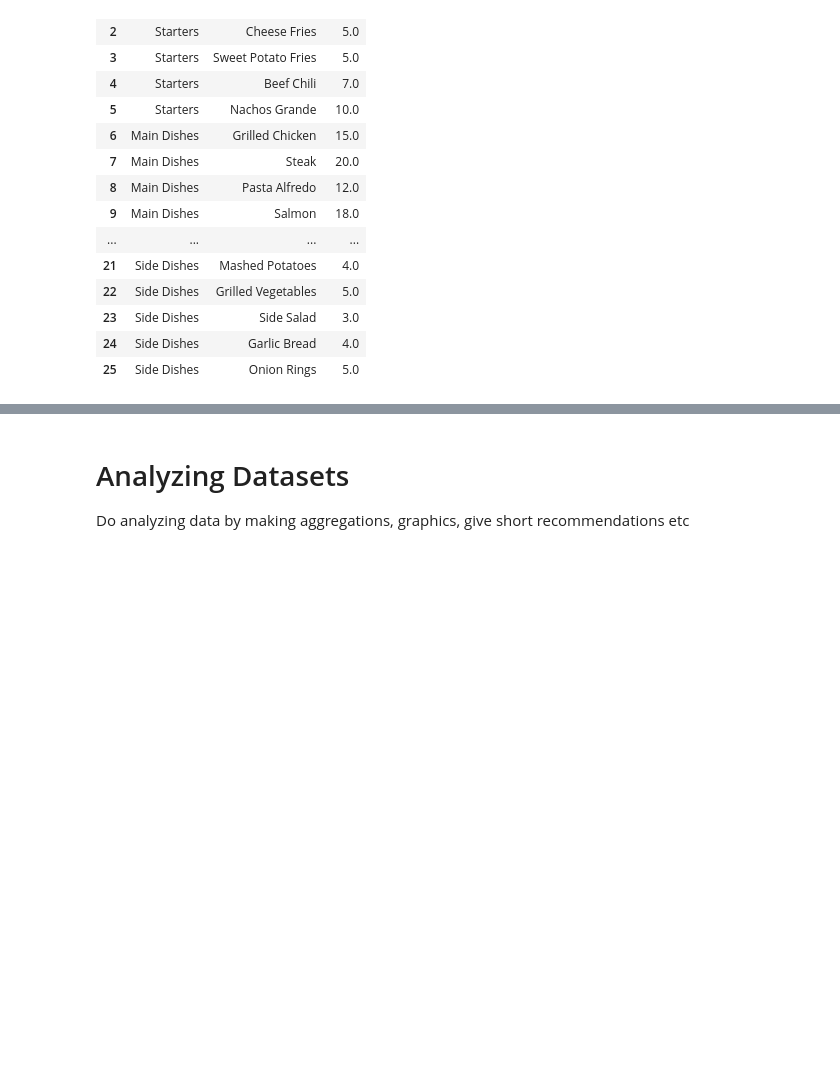
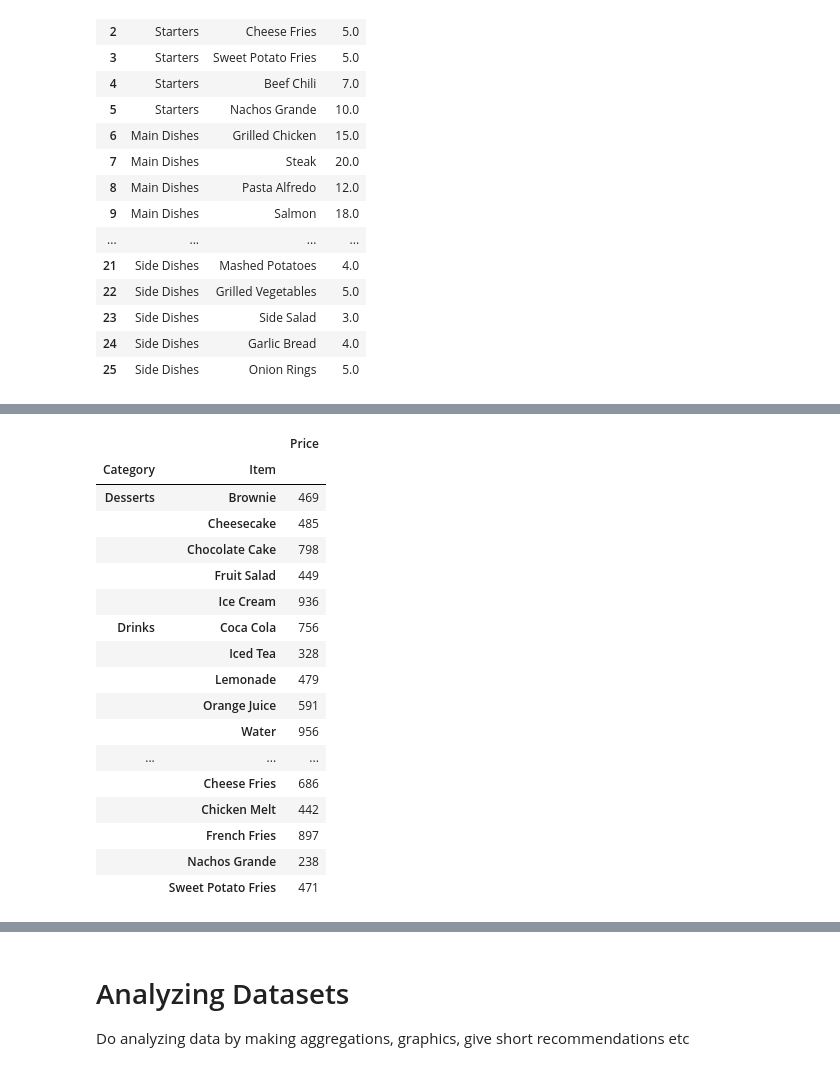
Before and after one commit to graveo-wicaksana/DA_restaurantSales, a Jupyter notebook: DA_restaurantSales.ipynb, the cells around one changed output, grey strips where cells are left out. Drawn from its saved outputs; the diff is of its cells as text; code cells hidden in the pictures; blank space fills up the shorter version.

```diff
--- a/DA_restaurantSales.ipynb
+++ b/DA_restaurantSales.ipynb
@@ -310,0 +340,40 @@ print (df2[na_dessert & na_6 & na_item].fillna(dessert_6))
+# %%
+#Examine menu with total count for each item
+columns_filter = ['Category', 'Item', 'Price']
+df2[columns_filter].groupby(['Category', 'Item']).count()
+#Purpose: Check existing data that has the most items for certain parameters
+#as is total items for duplicate price in each categories
+
+#Helper. Combine two tables
+#        Category                Item  Price
+# 11     Desserts      Chocolate Cake    6.0 798 items
+# 15     Desserts             Brownie    6.0 469 items
+# 17       Drinks        Orange Juice    3.0 591 items
+# 18       Drinks            Lemonade    3.0 479 items
+# 16       Drinks           Coca Cola    2.5 756 items
+# 19       Drinks            Iced Tea    2.5 328 items
+# 22  Side Dishes  Grilled Vegetables    5.0 578 items
+# 25  Side Dishes         Onion Rings    5.0 373 items
+# 21  Side Dishes     Mashed Potatoes    4.0 799 items
+# 24  Side Dishes        Garlic Bread    4.0 399 items
+# 2      Starters        Cheese Fries    5.0 686 items
+# 3      Starters  Sweet Potato Fries    5.0 471 items
+# %% [output]
+|  |  | Price |
+| Category | Item |  |
+| Desserts | Brownie | 469 |
+|  | Cheesecake | 485 |
+|  | Chocolate Cake | 798 |
+|  | Fruit Salad | 449 |
+|  | Ice Cream | 936 |
+| Drinks | Coca Cola | 756 |
+|  | Iced Tea | 328 |
+|  | Lemonade | 479 |
+|  | Orange Juice | 591 |
+|  | Water | 956 |
+| ... | ... | ... |
+|  | Cheese Fries | 686 |
+|  | Chicken Melt | 442 |
+|  | French Fries | 897 |
+|  | Nachos Grande | 238 |
+|  | Sweet Potato Fries | 471 |
```
Also changed, not shown: parts of 15 cells of this notebook.
